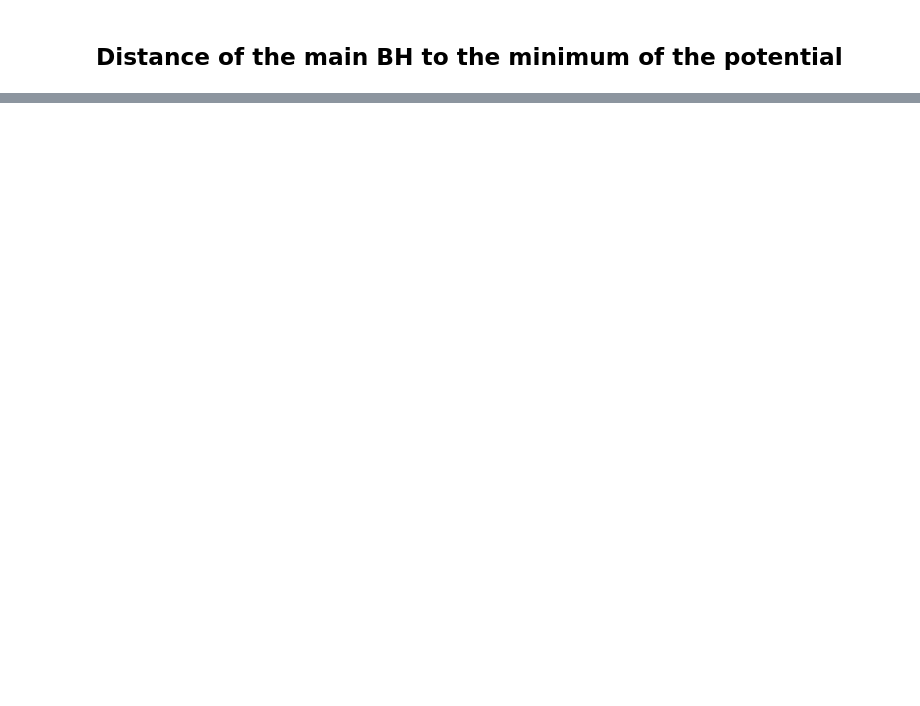
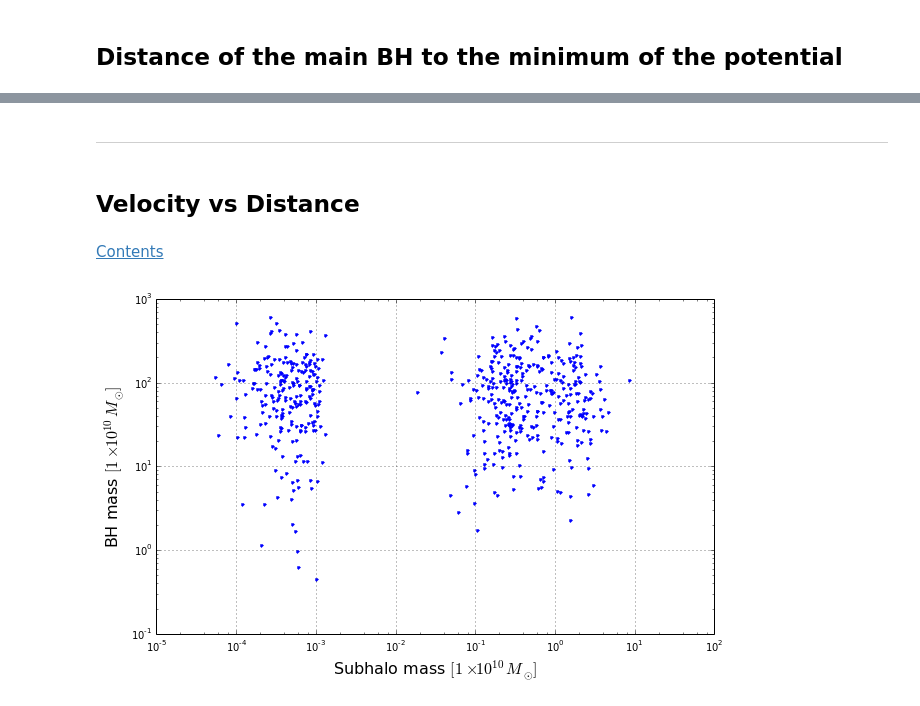
Before and after one commit to sbustamante/CosmologicalBlackHoles, a Jupyter notebook: Codes/BH_stats.ipynb, the cells around one changed output, grey strips where cells are left out. Cells and saved outputs as stored; diff of their text form; code cells hidden in the pictures; blank space fills up the shorter version.

```diff
--- a/Codes/BH_stats.ipynb
+++ b/Codes/BH_stats.ipynb
@@ -110,0 +270,16 @@ plt.xlabel( '$\log_{10}( d/[kpc] )$', fontsize=16 )
+# %% [markdown]
+- - -
+# %% [markdown]
+## Velocity vs Distance
+# %% [markdown]
+[Contents](#Contents)
+# %%
+plt.figure( figsize=(10,6) )
+[norm(vel) for vel in BH_vel]
+
+plt.loglog( d_BH_MP, [np.dot(vel,uri) for vel, uri in zip(BH_vel,ur)], '.' )
+plt.xlabel( 'Subhalo mass $[1 \\times 10^{10} M_{\odot}]$', fontsize=16 )
+plt.ylabel( 'BH mass $[1 \\times 10^{10} M_{\odot}]$', fontsize=16 )
+plt.grid()
+# %% [output]
+[figure, added]
```
Also changed, not shown: parts of 25 cells of this notebook.
